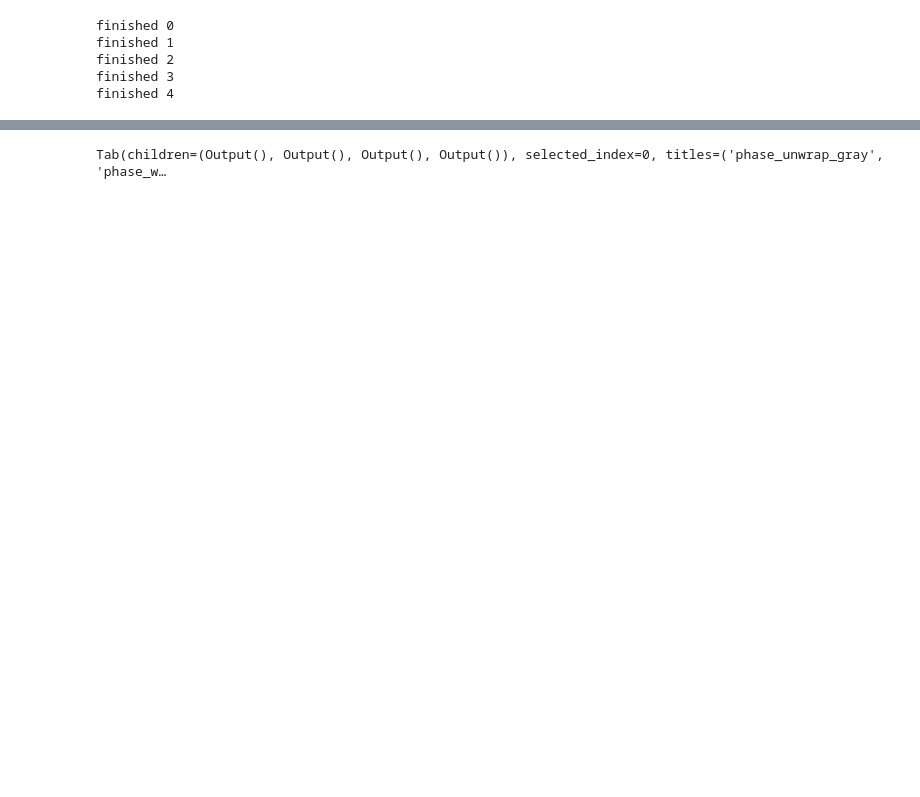
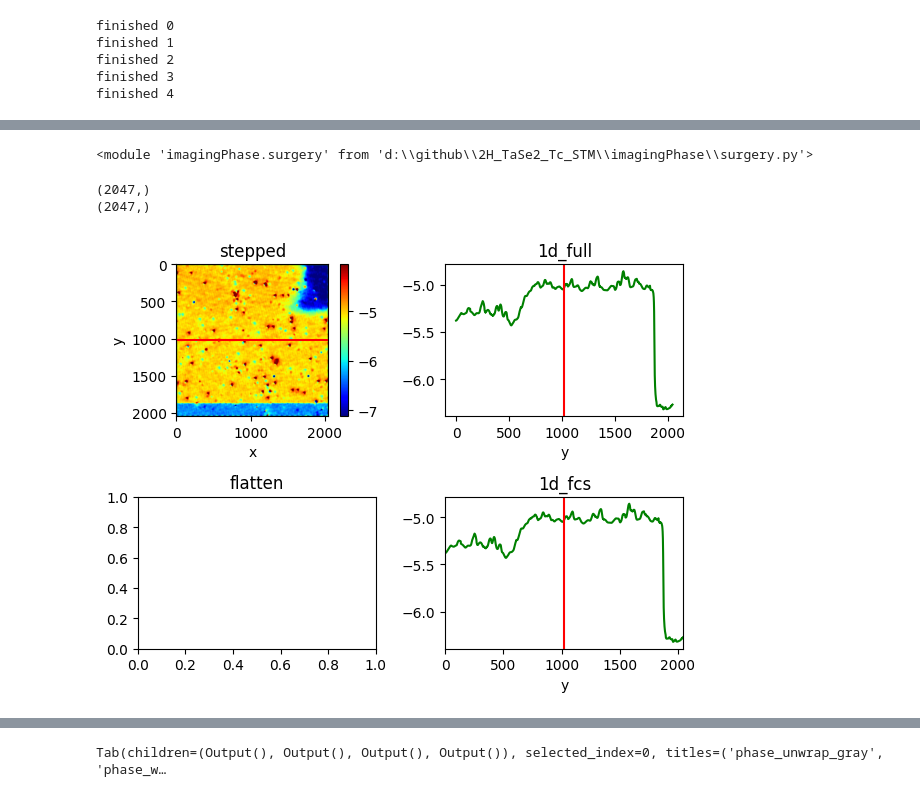
Before and after one commit to Potdooshami/2H_TaSe2_Tc_STM, a Jupyter notebook: getPhasemap.ipynb, the cells around one changed output, grey strips where cells are left out. Saved outputs shown, nothing was run; the diff lists cells and outputs as text; code cells hidden in the pictures; blank space fills up the shorter version.

```diff
--- a/getPhasemap.ipynb
+++ b/getPhasemap.ipynb
@@ -223,0 +255,16 @@ for idt in range(len(fns)):
+# %%
+import importlib
+import imagingPhase.surgery as sgr
+importlib.reload(sgr)
+# %% [output]
+<module 'imagingPhase.surgery' from 'd:\\github\\2H_TaSe2_Tc_STM\\imagingPhase\\surgery.py'>
+# %%
+foo = sgr.stepRecover(sField)
+# foo.x_lims = [500,1000]
+# foo.y_lims = [1500,2027]
+# foo.y_affected = 1870
+# foo.get_xyroi()
+# # foo.x
+# # foo.x_roi
+
+# foo.fit()
@@ -223,0 +273,6 @@ for idt in range(len(fns)):
+# %%
+fig,axs = foo.imshow()
+# %% [output]
+(2047,)
+(2047,)
+[figure, added]
```
Also changed, not shown: parts of 21 cells of this notebook, 2 other files.
